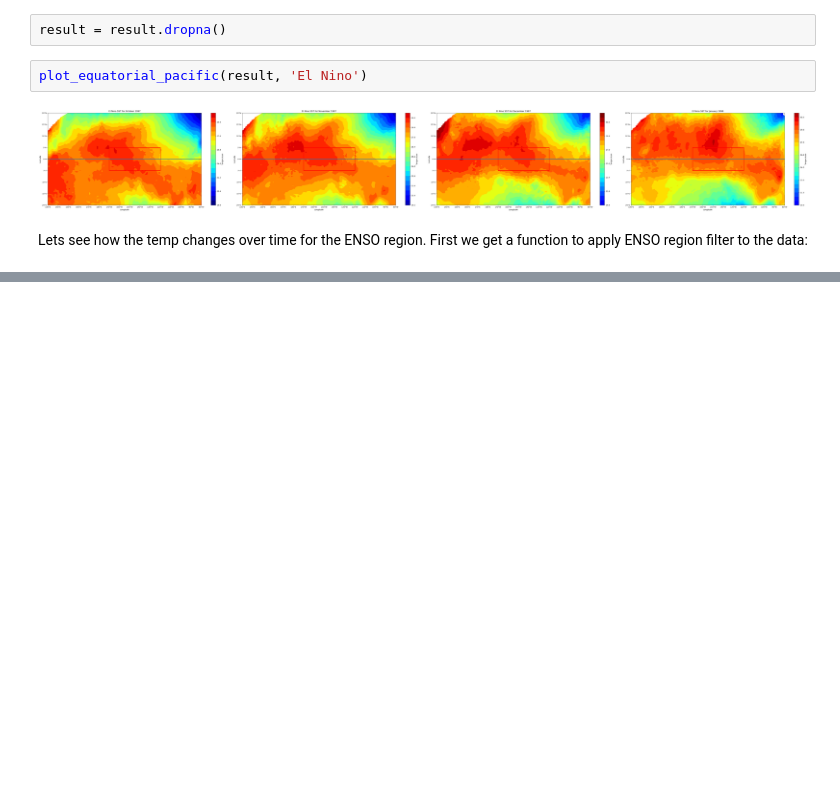
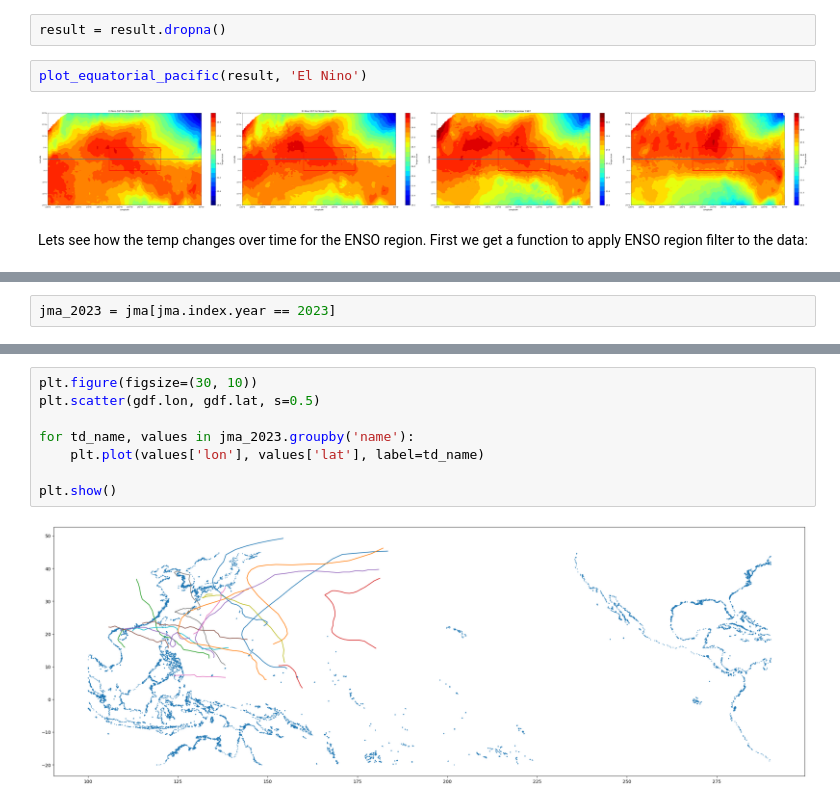
Before and after one commit to StanDobrev11/DataScience, a Jupyter notebook: Project/draft.ipynb, the cells around one changed output, grey strips where cells are left out. Saved outputs shown, nothing was run; the diff lists cells and outputs as text; blank space fills up the shorter version.

```diff
--- a/Project/draft.ipynb
+++ b/Project/draft.ipynb
@@ -452,0 +904,2 @@ Lets see how the temp changes over time for the ENSO region. First we get a func
+# %%
+jma_2023 = jma[jma.index.year == 2023]
@@ -452,0 +923,10 @@ Lets see how the temp changes over time for the ENSO region. First we get a func
+# %%
+plt.figure(figsize=(30, 10))
+plt.scatter(gdf.lon, gdf.lat, s=0.5)
+
+for td_name, values in jma_2023.groupby('name'):
+    plt.plot(values['lon'], values['lat'], label=td_name)
+
+plt.show()
+# %% [output]
+[figure, added]
```
Also changed, not shown: parts of 76 cells of this notebook, 23 other files.
